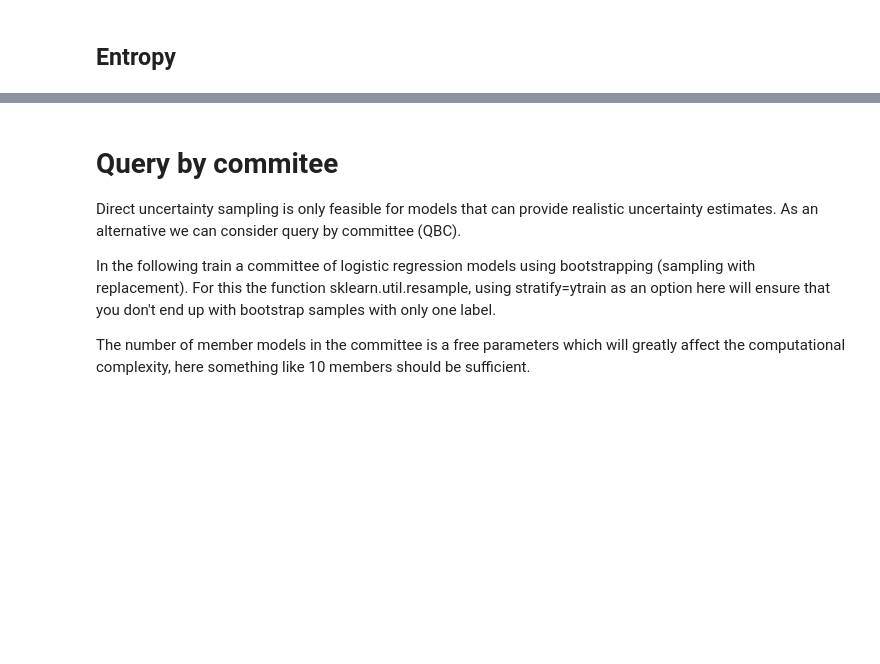
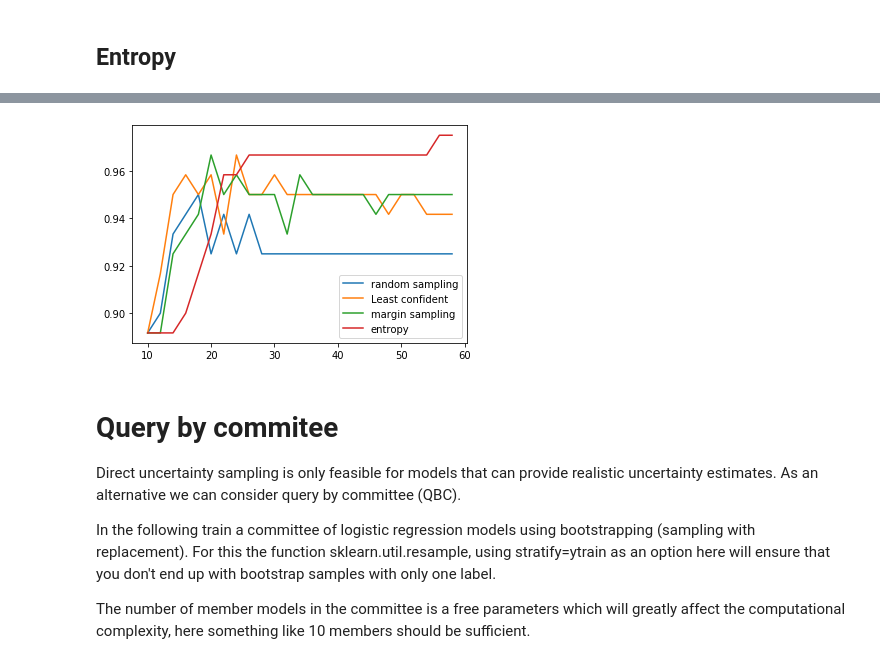
Before and after one commit to sorenmulli/active_learning_cases, a Jupyter notebook: src/ActiveLearning.ipynb, the cells around one changed output, grey strips where cells are left out. Cells and saved outputs as stored; diff of their text form; code cells hidden in the pictures; blank space fills up the shorter version.

```diff
--- a/src/ActiveLearning.ipynb
+++ b/src/ActiveLearning.ipynb
@@ -181,7 +181,7 @@ for i in range(25):
     ye=model.predict(Xtest)
     testacc_al_E.append((len(Xtrain),sklearn.metrics.accuracy_score(ytest,ye)))
     ypool_p = model.predict_proba(Xpool[poolidx])
-    ypool_p_sort_idx = np.argsort(-ypool_p.max(1)) #entropy
+    ypool_p_sort_idx = np.argsort(-(ypool_p[:,0]*np.log(ypool_p[:,0])+ypool_p[:,1]*np.log(ypool_p[:,1]))) #entropy
     Xtrain=np.concatenate((Xtrain,Xpool[poolidx[ypool_p_sort_idx[-addn:]]]))
     ytrain=np.concatenate((ytrain,ypool[poolidx[ypool_p_sort_idx[-addn:]]]))
     poolidx=np.setdiff1d(poolidx,ypool_p_sort_idx[-addn:])
@@ -189,10 +207,12 @@ for i in range(25):
 # %%
 #Plot learning curve
 plt.plot(*tuple(np.array(testacc).T));
 plt.plot(*tuple(np.array(testacc_al_LC).T));
 plt.plot(*tuple(np.array(testacc_al_M).T));
 plt.plot(*tuple(np.array(testacc_al_E).T));
-plt.legend(('random sampling','uncertainty sampling'));
+plt.legend(('random sampling','Least confident', 'margin sampling', 'entropy'));
+# %% [output]
+[figure, added]
 # %% [markdown]
 # Query by commitee
 Direct uncertainty sampling is only feasible for models that can provide realistic uncertainty estimates. As an alternative we can consider query by committee (QBC).
```
Also changed, not shown: parts of 9 cells of this notebook.
